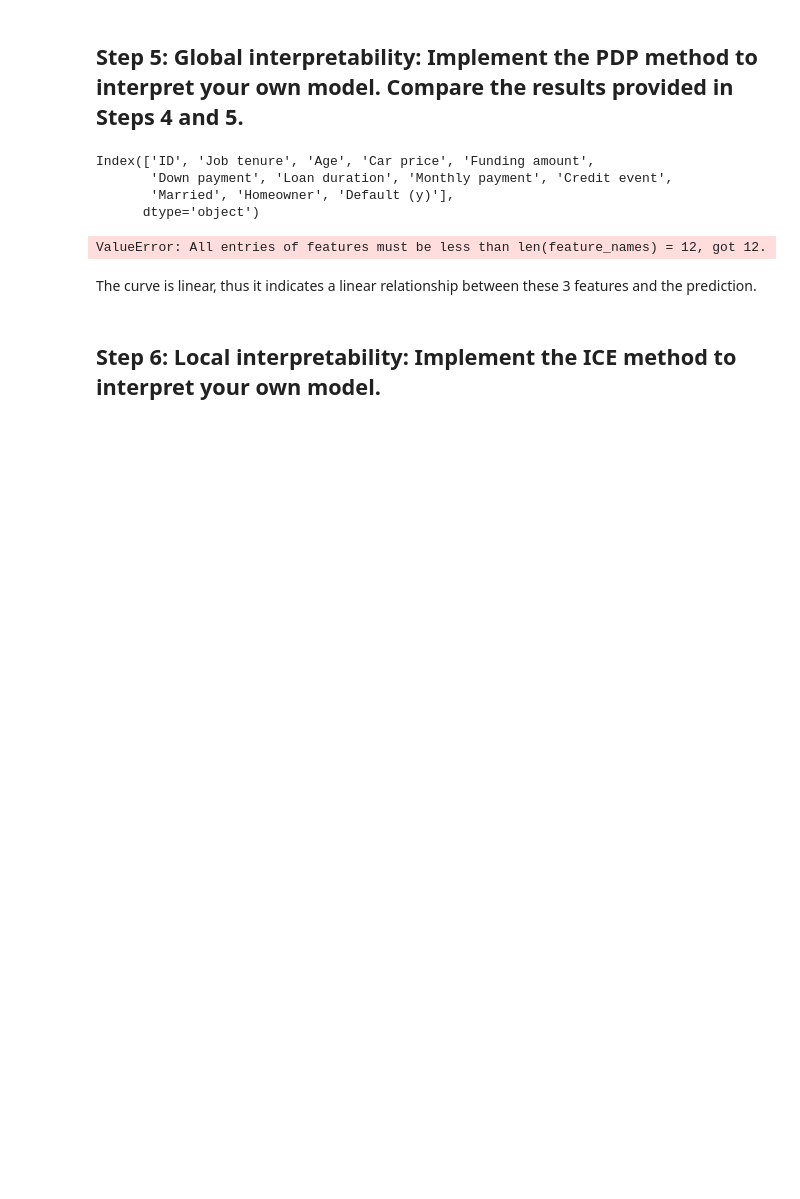
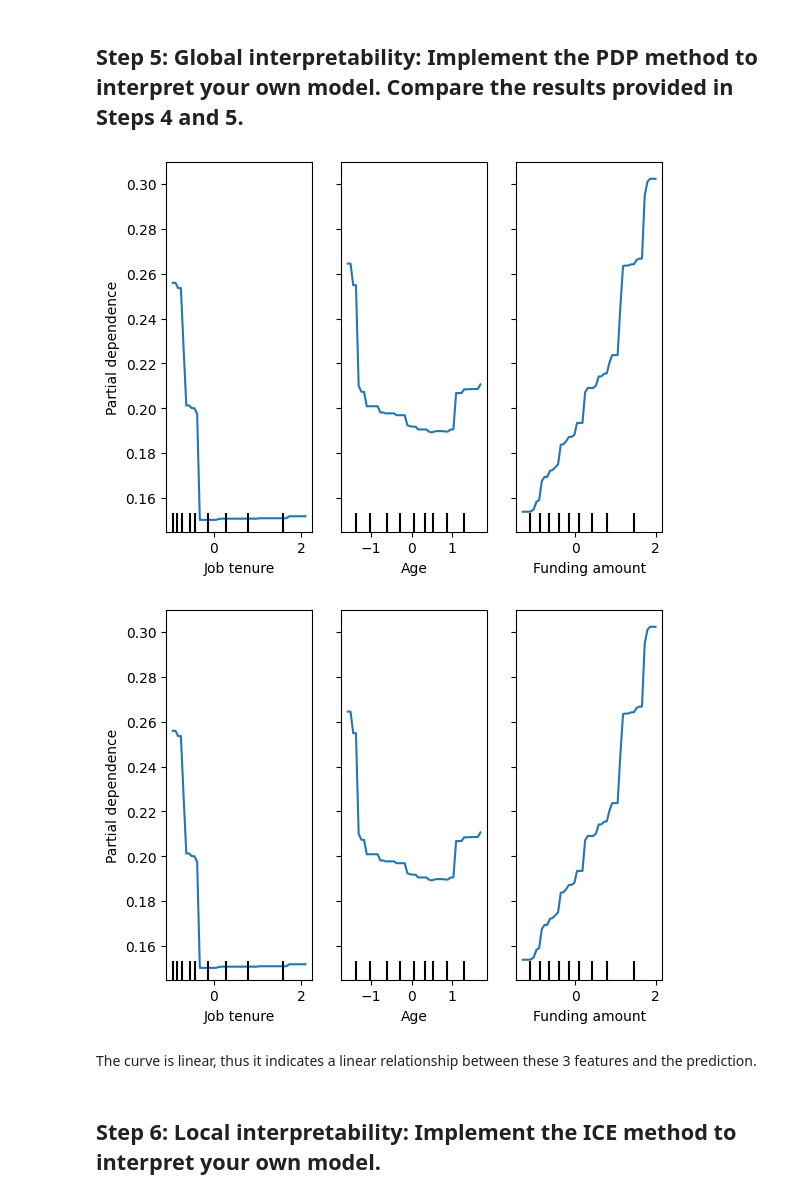
Before and after one commit to agossetX/interpretability_algorithmic_fairness_group_2, a Jupyter notebook: main.ipynb, the cells around one changed output. Cells and saved outputs as stored; diff of their text form; code cells hidden in the pictures; blank space fills up the shorter version.

```diff
--- a/main.ipynb
+++ b/main.ipynb
@@ -192,23 +192,17 @@ Reliability of decision tree as a surrogate model (R2): 0.7662639584862136
 # %% [markdown]
 ## Step 5: Global interpretability: Implement the PDP method to interpret your own model. Compare the results provided in Steps 4 and 5.
-# %%
-X.columns
-# %% [output]
-Index(['ID', 'Job tenure', 'Age', 'Car price', 'Funding amount',
-       'Down payment', 'Loan duration', 'Monthly payment', 'Credit event',
-       'Married', 'Homeowner', 'Default (y)'],
-      dtype='object')
 # %%
 # PDP for XGBoost model
-features = [10, 11, 12]
+features = [1, 2, 4]
 
 pd_results = PartialDependenceDisplay.from_estimator(best_model, X_train_scaled, features, feature_names=X.columns, grid_resolution=50)
 
 pd_results.plot()
 plt.subplots_adjust(hspace=0.3)
 plt.show()
 # %% [output]
-ValueError: All entries of features must be less than len(feature_names) = 12, got 12.
+[figure, added]
+[figure, added]
 # %% [markdown]
 The curve is linear, thus it indicates a linear relationship between these 3 features and the prediction.
 # %% [markdown]
```
Also changed, not shown: parts of 2 cells of this notebook.
